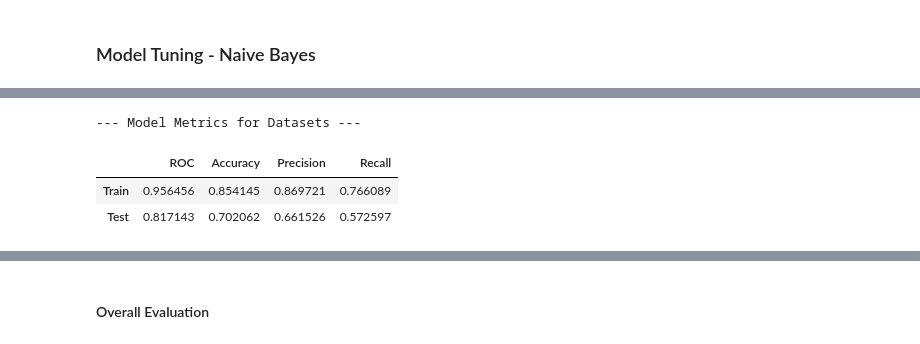
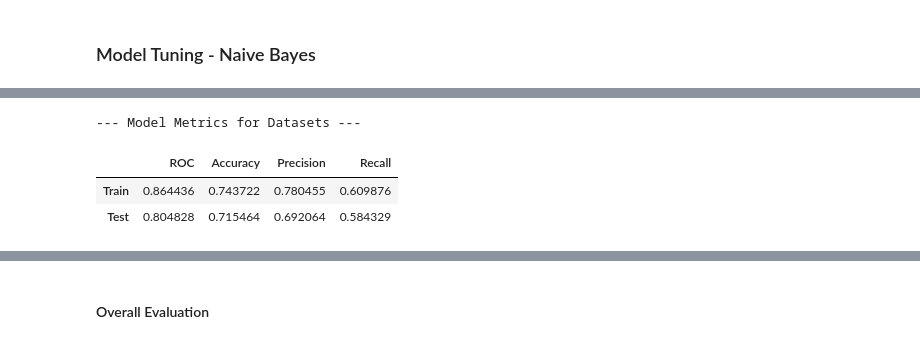
Before and after one commit to j4mes12/ITDA_Coursework, a Jupyter notebook: Task 1/Task 1.ipynb, the cells around one changed output, grey strips where cells are left out. Cells and saved outputs as stored; diff of their text form; code cells hidden in the pictures.

```diff
--- a/Task 1/Task 1.ipynb
+++ b/Task 1/Task 1.ipynb
@@ -183,7 +189,7 @@ def text_preprocess(sentence: str):
     sentence = str(sentence).lower()
 
     # Remove non-letter characters and replace the abbreviation 'mn' for million
-    sentence = re.sub(r'[^a-zA-Z]',r' ', sentence)
+    sentence = re.sub(r'[^a-zA-Z\s]',r'', sentence)
     sentence = re.sub('mn', 'million', sentence)
 
     # Wordnet lemmatizer with position tagging to give context
@@ -220,5 +280,16 @@ datasets = {
 ### Baseline Model - Linear Regression and a TF-IDF Vectorizer
 
 We are using a Logistic Regressor since it is a robust model across a wide state space so should be able to deal with our sentences effectively. We will be using a TF-IDF Vectorizer to vectorize our sentences before modelling.
+# %%
+# Make a dictionary for each train, tes and validation to make fitting and evaluation cleaner.
+train_data = {'X' : X_train.tocsr(), 'y' : train_labels}
+test_data = {'X' : X_test.tocsr(), 'y' : test_labels}
+val_data = {'X' : X_val.tocsr(), 'y' : val_labels}
+
+datasets = {
+    'train' : train_data,
+    'test' : test_data,
+    'val' : val_data
+    }
 # %%
 baseline_lr = LogisticRegression()
@@ -305,0 +309,30 @@ Pipeline(steps=[('tfidf',
+# %%
+sampler = optuna.samplers.TPESampler(seed=p.RANDOM_STATE)
+study = optuna.create_study(sampler = sampler, direction = 'maximize', study_name = 'T1_HyperParam_CV')
+
+
+oscv_base_params = {
+    'random_state' : p.RANDOM_STATE,
+    'solver' : 'saga',
+    'penalty' : 'l1',
+    'max_iter' : 100000
+}
+
+oscv_params = {
+    'C': optuna.distributions.LogUniformDistribution(1e-4, 1),
+}
+
+oscv = optuna.integration.OptunaSearchCV(
+    study = study,
+    estimator = LogisticRegression(**oscv_base_params),
+    param_distributions = oscv_params,
+    cv = 10,
+    n_jobs = -1,
+    n_trials = 100,
+    random_state = p.RANDOM_STATE,
+    refit = True,
+    scoring = 'roc_auc_ovr',
+    verbose = 1
+)
+
+oscv.fit(**train_data)
@@ -306,7 +365,7 @@ Pipeline(steps=[('tfidf',
 # %%
-f.evaluate_model_on_ttv(rs_pipeline, datasets)
+f.evaluate_model_on_ttv(oscv.best_estimator_, datasets)
 # %% [output]
 --- Model Metrics for Datasets ---
 |  | ROC | Accuracy | Precision | Recall |
-| Train | 0.956456 | 0.854145 | 0.869721 | 0.766089 |
-| Test | 0.817143 | 0.702062 | 0.661526 | 0.572597 |
+| Train | 0.864436 | 0.743722 | 0.780455 | 0.609876 |
+| Test | 0.804828 | 0.715464 | 0.692064 | 0.584329 |
```
Also changed, not shown: parts of 19 cells of this notebook, 1 other file.
